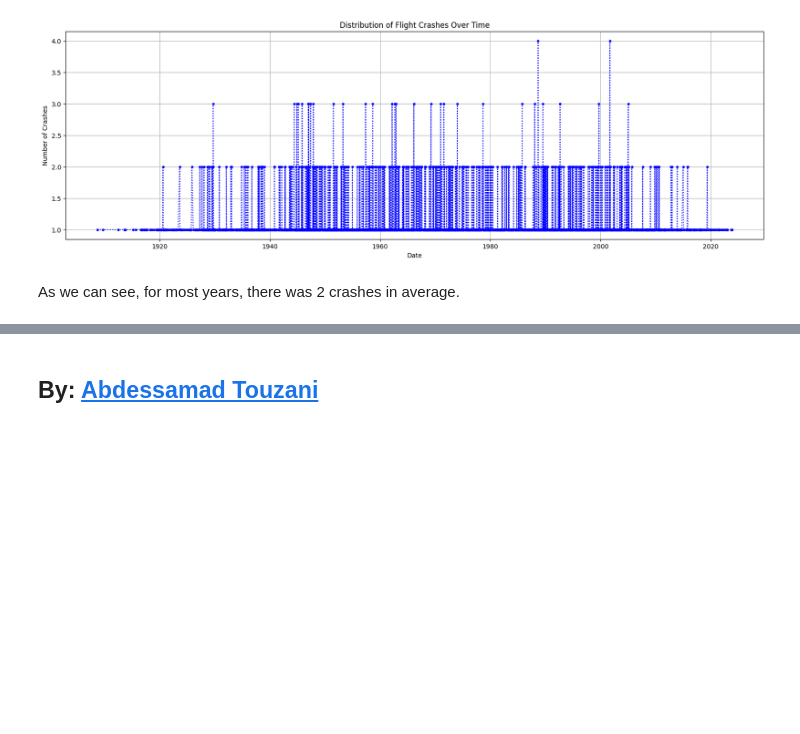
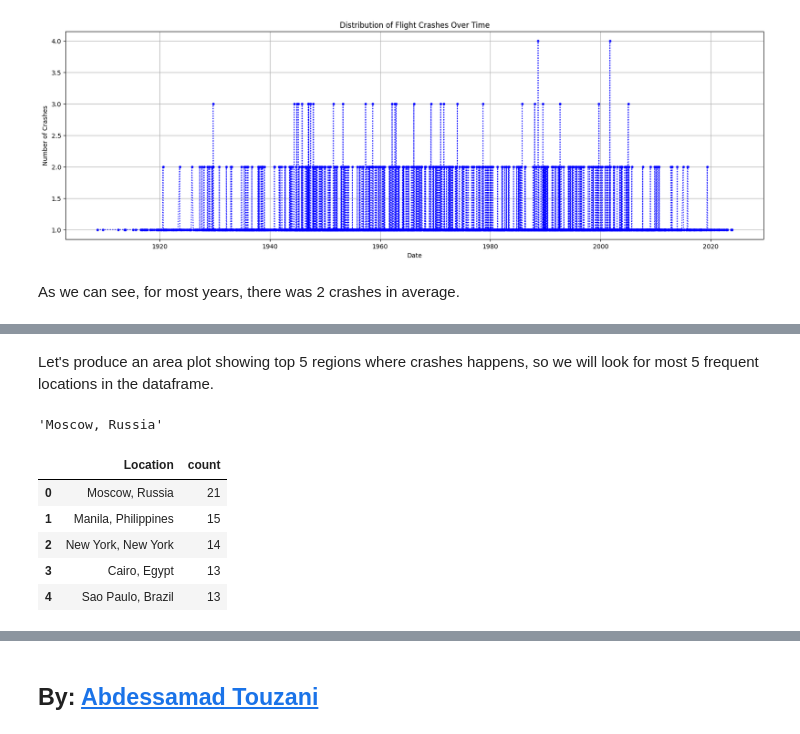
Before and after one commit to AbdessamadTzn/Dat-Analysis, a Jupyter notebook: Analyzing Flight Crashes/analyzing_flight_crashes.ipynb, the cells around one changed output, grey strips where cells are left out. Cells and saved outputs as stored; diff of their text form; code cells hidden in the pictures; blank space fills up the shorter version.

```diff
--- a/Analyzing Flight Crashes/analyzing_flight_crashes.ipynb
+++ b/Analyzing Flight Crashes/analyzing_flight_crashes.ipynb
@@ -406,0 +412,18 @@ df.head(2)
+# %% [markdown]
+Let's produce an area plot showing top 5 regions where crashes happens, so we will look for most 5 frequent locations in the dataframe.
+# %%
+#The most frequent one!
+df['Location'].value_counts().idxmax()
+# %% [output]
+'Moscow, Russia'
+# %%
+#MOst 5 common locaions
+top_5_locations_df = df['Location'].value_counts().head(5).reset_index()
+top_5_locations_df
+# %% [output]
+|  | Location | count |
+| 0 | Moscow, Russia | 21 |
+| 1 | Manila, Philippines | 15 |
+| 2 | New York, New York | 14 |
+| 3 | Cairo, Egypt | 13 |
+| 4 | Sao Paulo, Brazil | 13 |
```
Also changed, not shown: parts of 7 cells of this notebook.
